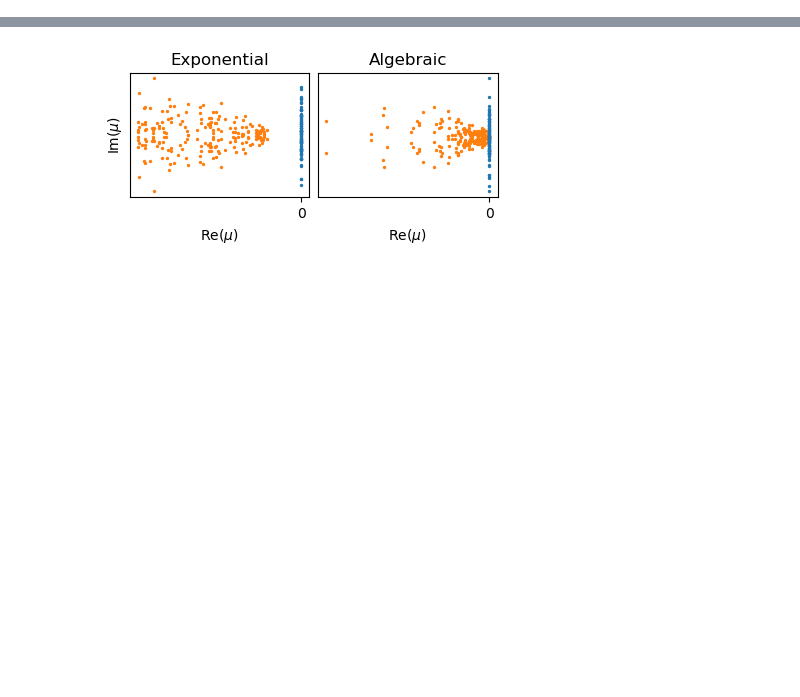
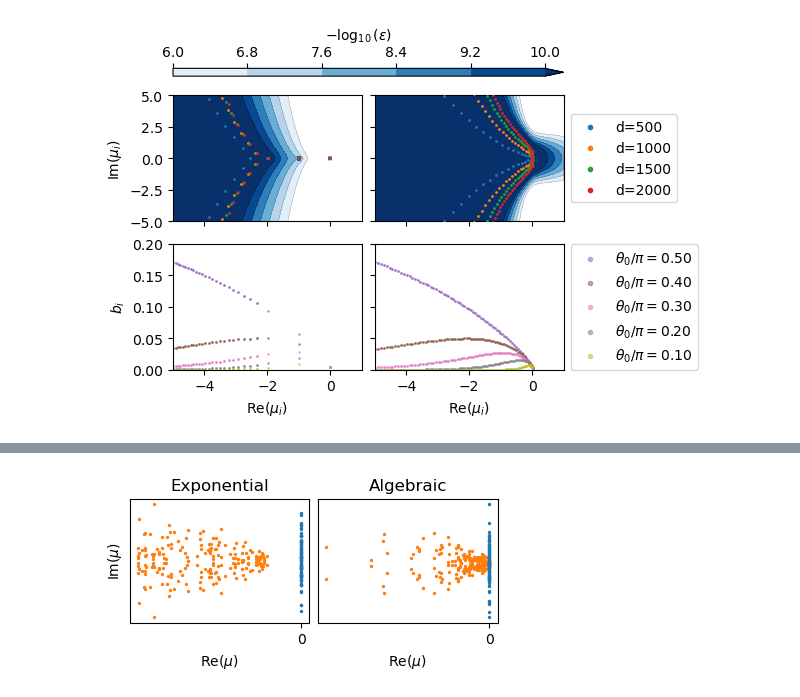
Before and after one commit to znicolaou/kuramoto, a Jupyter notebook: onedim.ipynb, the cells around one changed output, grey strips where cells are left out. Cells and saved outputs as stored; diff of their text form; code cells hidden in the pictures; blank space fills up the shorter version.

```diff
--- a/onedim.ipynb
+++ b/onedim.ipynb
@@ -135,3 +162,69 @@ bs2=np.load(filebase+'bs.npy')
 zs2=np.load(filebase+'zs.npy')
 pseudo2=np.load(filebase+'pseudo.npy')
+# %%
+resmin=1E-6
+resmax=1E-10
+levels=-np.log(resmin)/np.log(10)+(-np.log(resmax)/np.log(10)+np.log(resmin)/np.log(10))*np.arange(6)/5
+markers=['>','v','^','<','o']
+fig,axs=plt.subplots(2,2,figsize=(6,4),layout='constrained')
+
+plt.subplot(2,2,1)
+for i in range(len(ev2s)):
+    plt.scatter(np.real(np.log(ev2s[i])/dt),np.imag(np.log(ev2s[i])/dt),s=1,label='d=%i'%ds[i],zorder=4)
+plt.xlim(-5,1)
+plt.ylim(-5,5)
+# plt.title('$\dot{\phi}=-\sin(\theta)$')
+plt.gca().set_xticklabels('')
+plt.ylabel('$\mathrm{Im}(\mu_i)$')
+
+cs1 = plt.gca().tricontourf(np.real(np.log(zs2)/dt),np.imag(np.log(zs2)/dt),np.log(1/np.array(pseudo2))/np.log(10),levels=levels,cmap='Blues',extend='max')
+cs2 = plt.gca().tricontour(cs1,levels=levels,colors=('k',),linewidths=0.1)
+
+
+plt.subplot(2,2,2)
+for i in range(len(evs)):
+    plt.scatter(np.real(np.log(evs[i])/dt),np.imag(np.log(evs[i])/dt),s=1,label='d=%i'%ds[i],zorder=4)
+# plt.title('$\dot{\phi}=-\sin(\theta)^3$')
+plt.xlim(-5,1)
+plt.ylim(-5,5)
+plt.gca().set_xticklabels('')
+plt.gca().set_yticklabels('')
+cs1 = plt.gca().tricontourf(np.real(np.log(zs)/dt),np.imag(np.log(zs)/dt),np.log(1/np.array(pseudo))/np.log(10),levels=levels,cmap='Blues',extend='max')
+cs2 = plt.gca().tricontour(cs1,levels=levels,colors=('k',),linewidths=0.1)
+fig.colorbar(cs1, ax=axs[:,:], location='top',aspect=50,label=r'$-\log_{10}(\varepsilon)$')
+
+plt.gca().legend(loc='center left', markerscale=3, bbox_to_anchor=(1, 0.5))
+
+plt.subplot(2,2,3)
+# for i in range(len(ev2s)):
+for i in [len(ev2s)-1]:
+    # for j in range(numtraj//2):
+    for j in range(numtraj):
+        plt.scatter(np.real(np.log(ev2s[i])/dt),np.abs(bs2s[i][j*int(T/dt-1)]),s=1,alpha=0.5,c=colors[j+4])
+plt.xlim(-5,1)
+plt.ylim(0,0.2)
+plt.xlabel('$\mathrm{Re}(\mu_i)$')
+plt.ylabel('$b_i$')
+
+plt.subplot(2,2,4)
+# for i in range(len(evs)):
+for i in [len(evs)-1]:
+    # for j in range(numtraj//2):
+    for j in range(numtraj):
+        if i==len(evs)-1:
+            plt.scatter(np.real(np.log(evs[i])/dt),np.abs(bss[i][j*int(T/dt-1)]),s=1,alpha=0.5,c=colors[j+4],label=r'$\theta_0/\pi=%.2f$'%(ics[j]/np.pi))
+        else:
+            plt.scatter(np.real(np.log(evs[i])/dt),np.abs(bss[i][j*int(T/dt-1)]),s=1,alpha=0.5,c=colors[j+4])
+
+plt.xlim(-5,1)
+plt.ylim(0,0.2)
+plt.gca().legend(loc='center left', markerscale=3, bbox_to_anchor=(1, 0.5))
+plt.xlabel('$\mathrm{Re}(\mu_i)$')
+plt.gca().set_yticklabels('')
+
+
+plt.savefig('1ddmd1.pdf')
+plt.show()
+# %% [output]
+[figure, added]
 # %%
```
Also changed, not shown: parts of 16 cells of this notebook, 3 other files.
